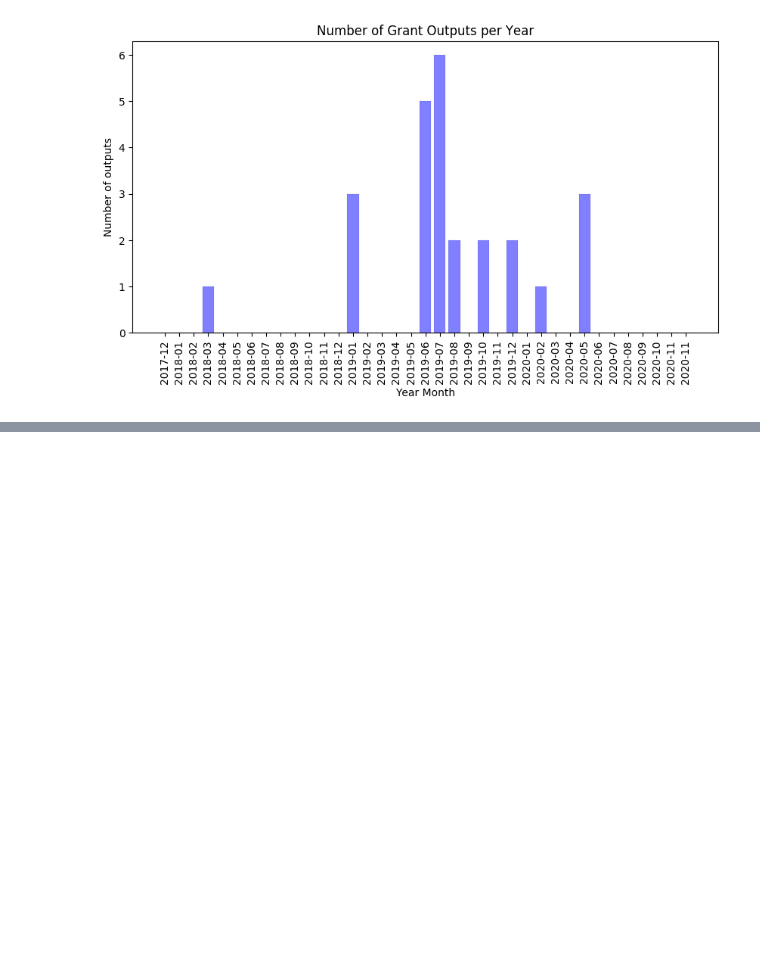
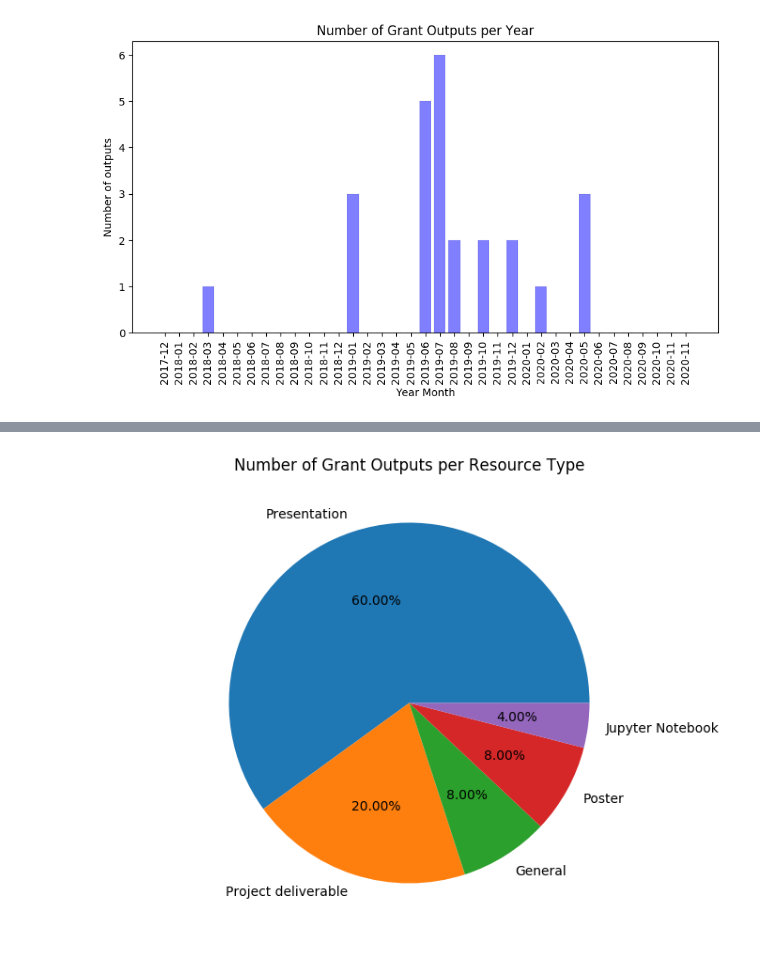
Before and after one commit to datacite/pidgraph-notebooks-python, a Jupyter notebook: user-story-10-grant-outputs/py-grant-outputs.ipynb, the cells around one changed output, grey strips where cells are left out. Drawn from its saved outputs; the diff is of its cells as text; code cells hidden in the pictures; blank space fills up the shorter version.

```diff
--- a/user-story-10-grant-outputs/py-grant-outputs.ipynb
+++ b/user-story-10-grant-outputs/py-grant-outputs.ipynb
@@ -260,3 +228,39 @@ display(HTML(html_table))
+# %%
+# Plot a pie chart of resource types, across all grant award types
+import matplotlib.pyplot as plt
+from matplotlib.ticker import FormatStrFormatter
+import numpy as np
+import operator
+
+xstr = lambda s: 'General' if s is None else str(s)
+
+plt.rcdefaults()
+
+# Retrieve works counts by resource type from nodes
+# Pick out date of type: 'Issued'; failing that use 'Created' date.
+funder = data['funder']['works']
+num_outputs_dict = {}
+for r in funder['nodes']:
+    resource_type = xstr(r['types']['resourceType'])
+    if resource_type not in num_outputs_dict:
+        num_outputs_dict[resource_type] = 0
+    num_outputs_dict[resource_type] += 1;
+
+# Sort resource types by count of work desc
+sorted_num_outputs = sorted(num_outputs_dict.items(),key=operator.itemgetter(1),reverse=True)
+# Populate lists needed for pie chart
+resource_types = [s[0] for s in sorted_num_outputs]
+num_outputs = [s[1] for s in sorted_num_outputs]
+
+# Generate a pie chart of number of grant outputs by resource type
+fig = plt.figure()
+ax = fig.add_axes([0,0,1,1])
+ax.set_title('Number of Grant Outputs per Resource Type')
+ax.axis('equal')
+ax.pie(num_outputs, labels = resource_types,autopct='%1.2f%%')
+plt.show()
+# %% [output]
+[figure, added]
 # %%
 # Generate a Chord plot representing co-authorship relationships across all grant award outputs
 from chord import Chord
```
Also changed, not shown: parts of 3 cells of this notebook.
